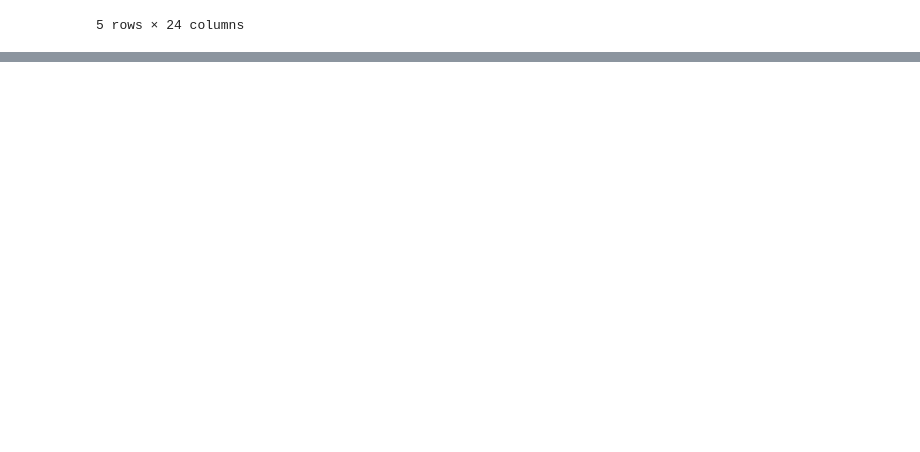
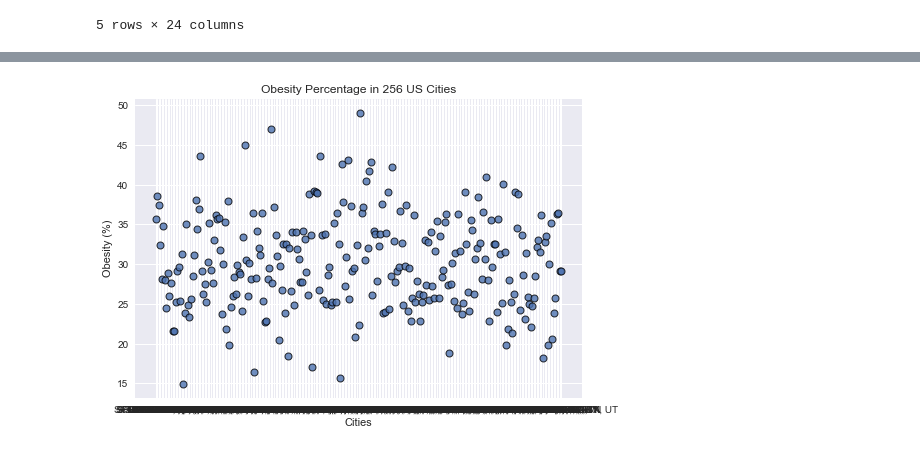
Before and after one commit to shouaschang/Projects, a Jupyter notebook: Project_1/Project.ipynb, the cells around one changed output, grey strips where cells are left out. Cells and saved outputs as stored; diff of their text form; code cells hidden in the pictures; blank space fills up the shorter version.

```diff
--- a/Project_1/Project.ipynb
+++ b/Project_1/Project.ipynb
@@ -160,0 +200,12 @@ merge_data.head()
+# %%
+plt.scatter(data_table_to_use['City_Alt'], data_table_to_use['Obesity Rank'], edgecolor='black', linewidths=1,
+            marker='o',cmap='viridis', alpha=0.8, label="Bike Score")
+
+plt.style.use('seaborn-dark-palette')
+plt.title(f'Obesity Percentage in 256 US Cities')
+plt.ylabel("Obesity (%)")
+plt.xlabel("Cities")
+plt.grid(True)
+plt.show()
+# %% [output]
+[figure, added]
```
Also changed, not shown: parts of 21 cells of this notebook, 1 other file.
